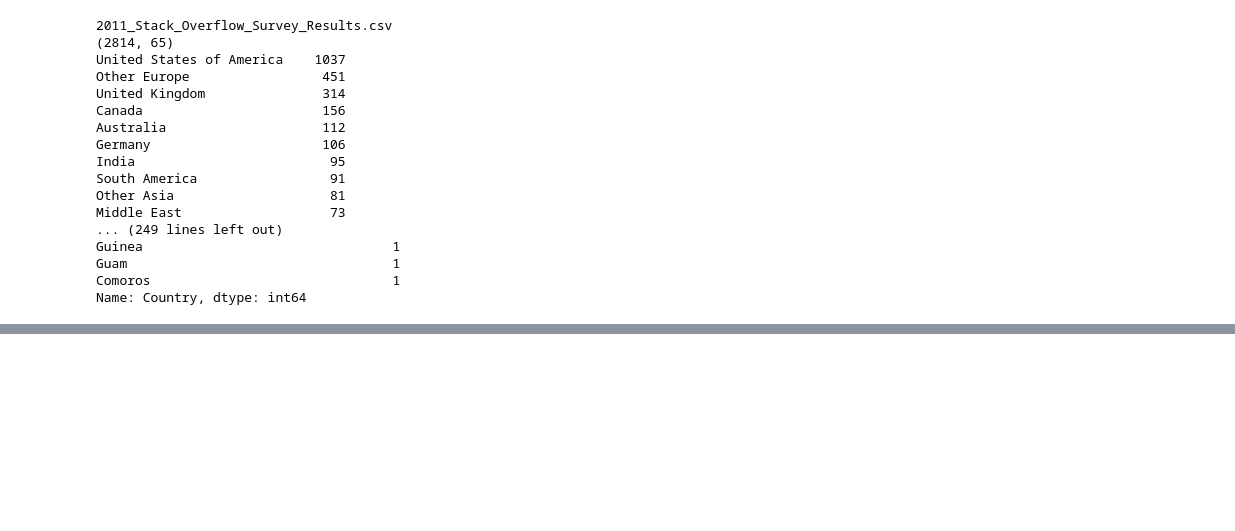
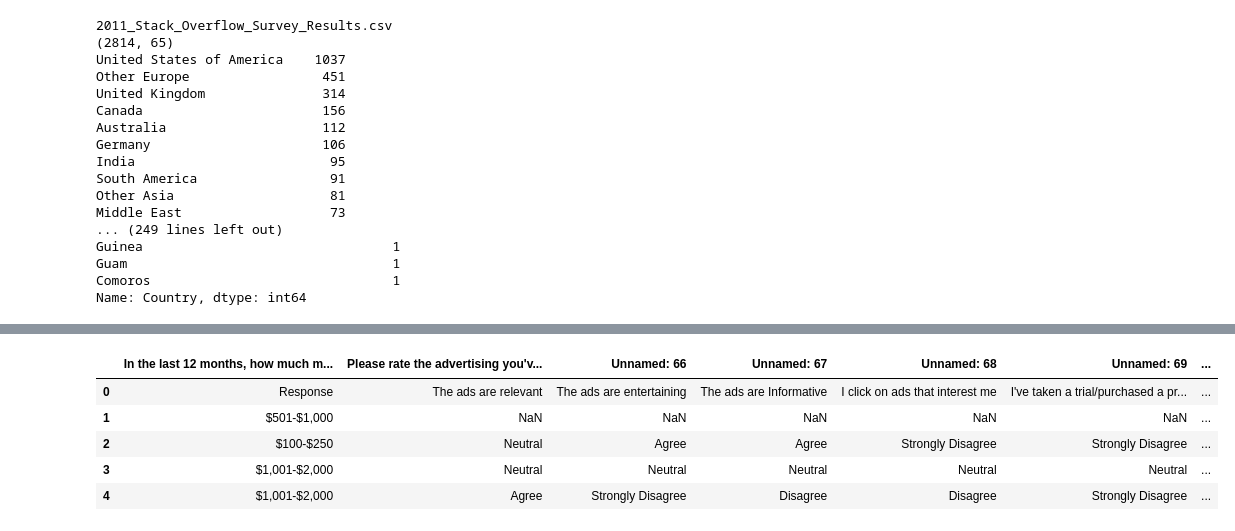
Before and after one commit to rahulporuri/theIdeaFactory, a Jupyter notebook: SO_dev_survey/SO-over-the-years.ipynb, the cells around one changed output, grey strips where cells are left out. Drawn from its saved outputs; the diff is of its cells as text; code cells hidden in the pictures; blank space fills up the shorter version.

```diff
--- a/SO_dev_survey/SO-over-the-years.ipynb
+++ b/SO_dev_survey/SO-over-the-years.ipynb
@@ -84,0 +248,12 @@ Name: Country, dtype: int64
+# %%
+df = pd.read_table("/Users/rahulporuri/Downloads/SO-survey-data/2012_Stack_Overflow_Survey_Results.csv",
+                   engine="python", sep=",")
+# %%
+df.iloc[:5, 64:]
+# %% [output]
+|  | In the last 12 months, how much m... | Please rate the advertising you'v... | Unnamed: 66 | Unnamed: 67 | Unnamed: 68 | Unnamed: 69 | ... |
+| 0 | Response | The ads are relevant | The ads are entertaining | The ads are Informative | I click on ads that interest me | I've taken a trial/purchased a pr... | ... |
+| 1 | $501-$1,000 | NaN | NaN | NaN | NaN | NaN | ... |
+| 2 | $100-$250 | Neutral | Agree | Agree | Strongly Disagree | Strongly Disagree | ... |
+| 3 | $1,001-$2,000 | Neutral | Neutral | Neutral | Neutral | Neutral | ... |
+| 4 | $1,001-$2,000 | Agree | Strongly Disagree | Disagree | Disagree | Strongly Disagree | ... |
```
Also changed, not shown: parts of 9 cells of this notebook, 2 other files.
